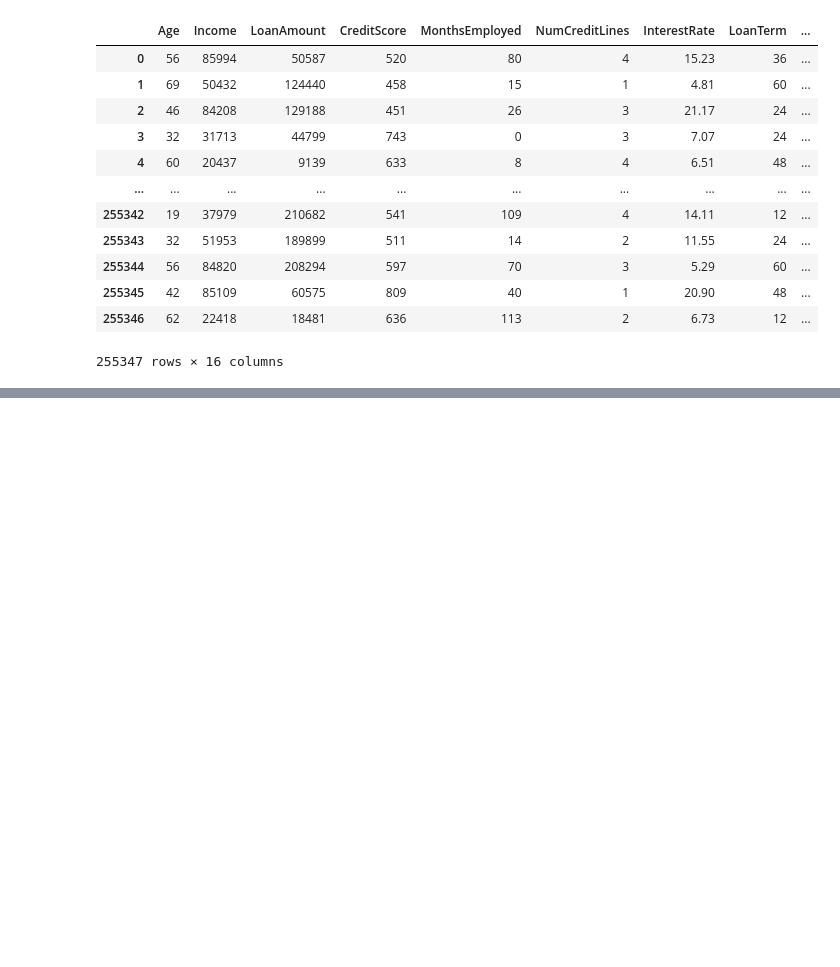
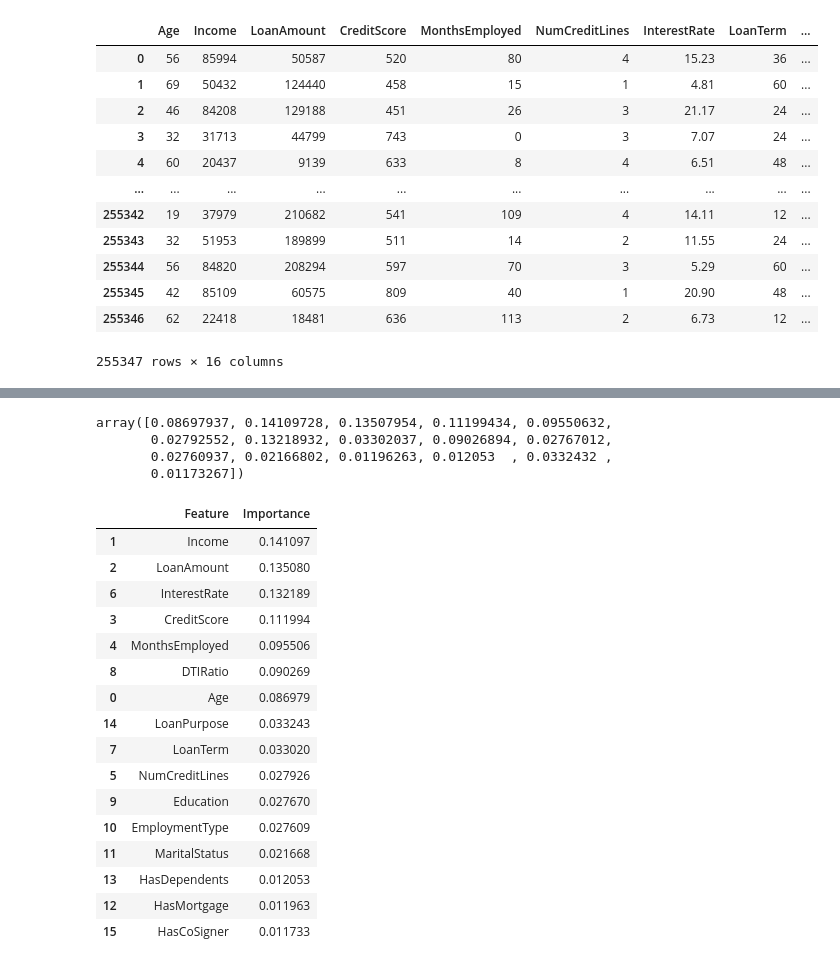
Before and after one commit to deveshcse/Lone-Default-Prediction, a Jupyter notebook: loan default prediction.ipynb, the cells around one changed output, grey strips where cells are left out. Cells and saved outputs as stored; diff of their text form; code cells hidden in the pictures; blank space fills up the shorter version.

```diff
--- a/loan default prediction.ipynb
+++ b/loan default prediction.ipynb
@@ -159,0 +180,7 @@ X
+# %%
+feature_importance
+# %% [output]
+array([0.08697937, 0.14109728, 0.13507954, 0.11199434, 0.09550632,
+       0.02792552, 0.13218932, 0.03302037, 0.09026894, 0.02767012,
+       0.02760937, 0.02166802, 0.01196263, 0.012053  , 0.0332432 ,
+       0.01173267])
@@ -159,0 +191,20 @@ X
+# %%
+importance_df
+# %% [output]
+|  | Feature | Importance |
+| 1 | Income | 0.141097 |
+| 2 | LoanAmount | 0.135080 |
+| 6 | InterestRate | 0.132189 |
+| 3 | CreditScore | 0.111994 |
+| 4 | MonthsEmployed | 0.095506 |
+| 8 | DTIRatio | 0.090269 |
+| 0 | Age | 0.086979 |
+| 14 | LoanPurpose | 0.033243 |
+| 7 | LoanTerm | 0.033020 |
+| 5 | NumCreditLines | 0.027926 |
+| 9 | Education | 0.027670 |
+| 10 | EmploymentType | 0.027609 |
+| 11 | MaritalStatus | 0.021668 |
+| 13 | HasDependents | 0.012053 |
+| 12 | HasMortgage | 0.011963 |
+| 15 | HasCoSigner | 0.011733 |
```
Also changed, not shown: parts of 5 cells of this notebook.
